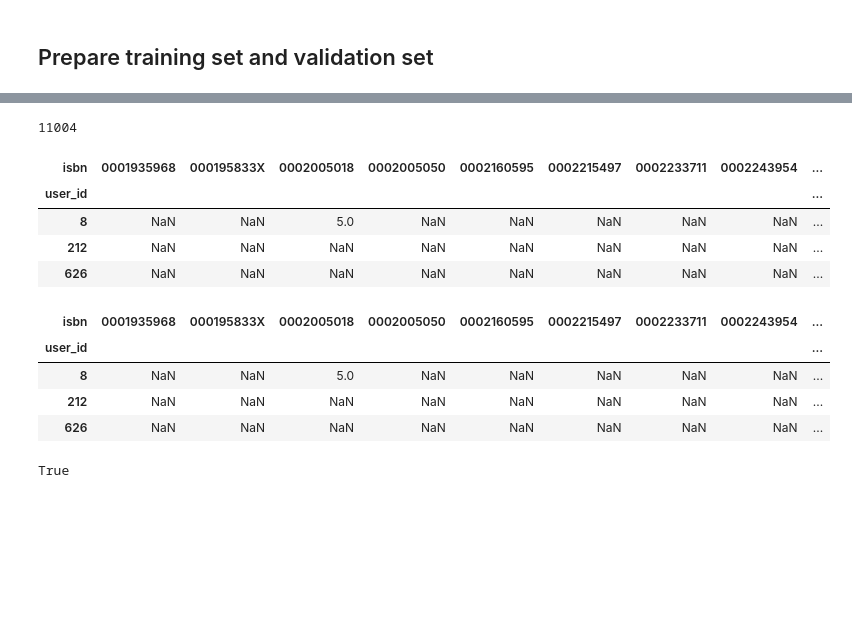
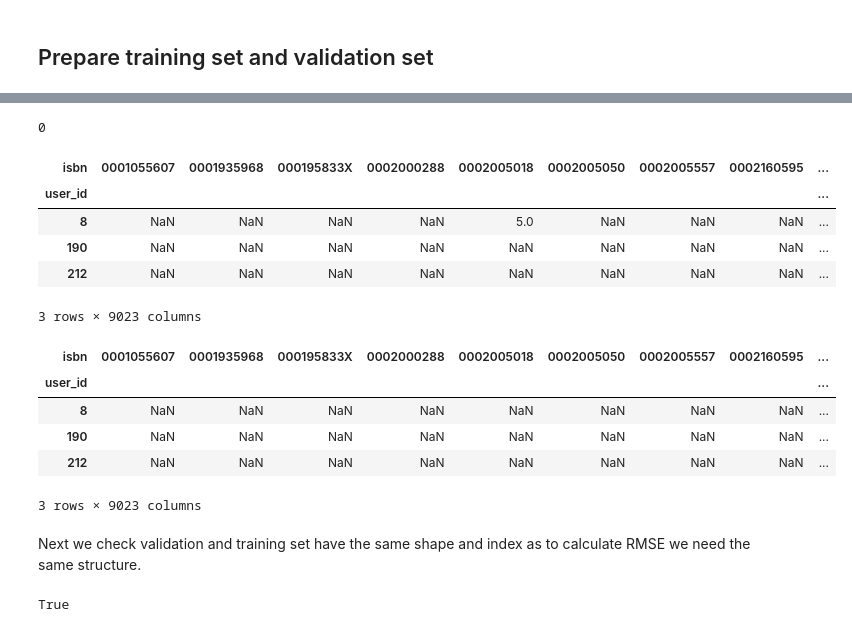
Before and after one commit to Song-z-h/data-intensive-proj, a Jupyter notebook: recomendation.ipynb, the cells around one changed output, grey strips where cells are left out. Saved outputs shown, nothing was run; the diff lists cells and outputs as text; code cells hidden in the pictures; blank space fills up the shorter version.

```diff
--- a/recomendation.ipynb
+++ b/recomendation.ipynb
@@ -446,7 +446,7 @@ ratings_df
 Then we randomly select k ratings from each country, and only counties of which has at least k ratings.
 # %%
 # Define the value of k
-k = 300
+k = 420
 
 # Group the ratings_df by 'country'
 grouped = ratings_df.groupby('country')
@@ -637,23 +632,27 @@ train_set = train_set.astype(pd.SparseDtype("float", np.nan))
 del dense_ratings
 gc.collect()
 # %% [output]
-11004
+0
 # %%
-val_set.iloc[:3, :15]
+val_set.head(3)
 # %% [output]
-| isbn | 0001935968 | 000195833X | 0002005018 | 0002005050 | 0002160595 | 0002215497 | 0002233711 | 0002243954 | ... |
+| isbn | 0001055607 | 0001935968 | 000195833X | 0002000288 | 0002005018 | 0002005050 | 0002005557 | 0002160595 | ... |
 | user_id |  |  |  |  |  |  |  |  | ... |
-| 8 | NaN | NaN | 5.0 | NaN | NaN | NaN | NaN | NaN | ... |
+| 8 | NaN | NaN | NaN | NaN | 5.0 | NaN | NaN | NaN | ... |
+| 190 | NaN | NaN | NaN | NaN | NaN | NaN | NaN | NaN | ... |
 | 212 | NaN | NaN | NaN | NaN | NaN | NaN | NaN | NaN | ... |
-| 626 | NaN | NaN | NaN | NaN | NaN | NaN | NaN | NaN | ... |
+3 rows × 9023 columns
 # %%
-train_set.iloc[:3, :15]
+train_set.head(3)
 # %% [output]
-| isbn | 0001935968 | 000195833X | 0002005018 | 0002005050 | 0002160595 | 0002215497 | 0002233711 | 0002243954 | ... |
+| isbn | 0001055607 | 0001935968 | 000195833X | 0002000288 | 0002005018 | 0002005050 | 0002005557 | 0002160595 | ... |
 | user_id |  |  |  |  |  |  |  |  | ... |
-| 8 | NaN | NaN | 5.0 | NaN | NaN | NaN | NaN | NaN | ... |
+| 8 | NaN | NaN | NaN | NaN | NaN | NaN | NaN | NaN | ... |
+| 190 | NaN | NaN | NaN | NaN | NaN | NaN | NaN | NaN | ... |
 | 212 | NaN | NaN | NaN | NaN | NaN | NaN | NaN | NaN | ... |
-| 626 | NaN | NaN | NaN | NaN | NaN | NaN | NaN | NaN | ... |
+3 rows × 9023 columns
+# %% [markdown]
+Next we check validation and training set have the same shape and index as to calculate RMSE we need the same structure.
 # %%
 val_set.shape == train_set.shape
 # %% [output]
```
Also changed, not shown: parts of 60 cells of this notebook.
